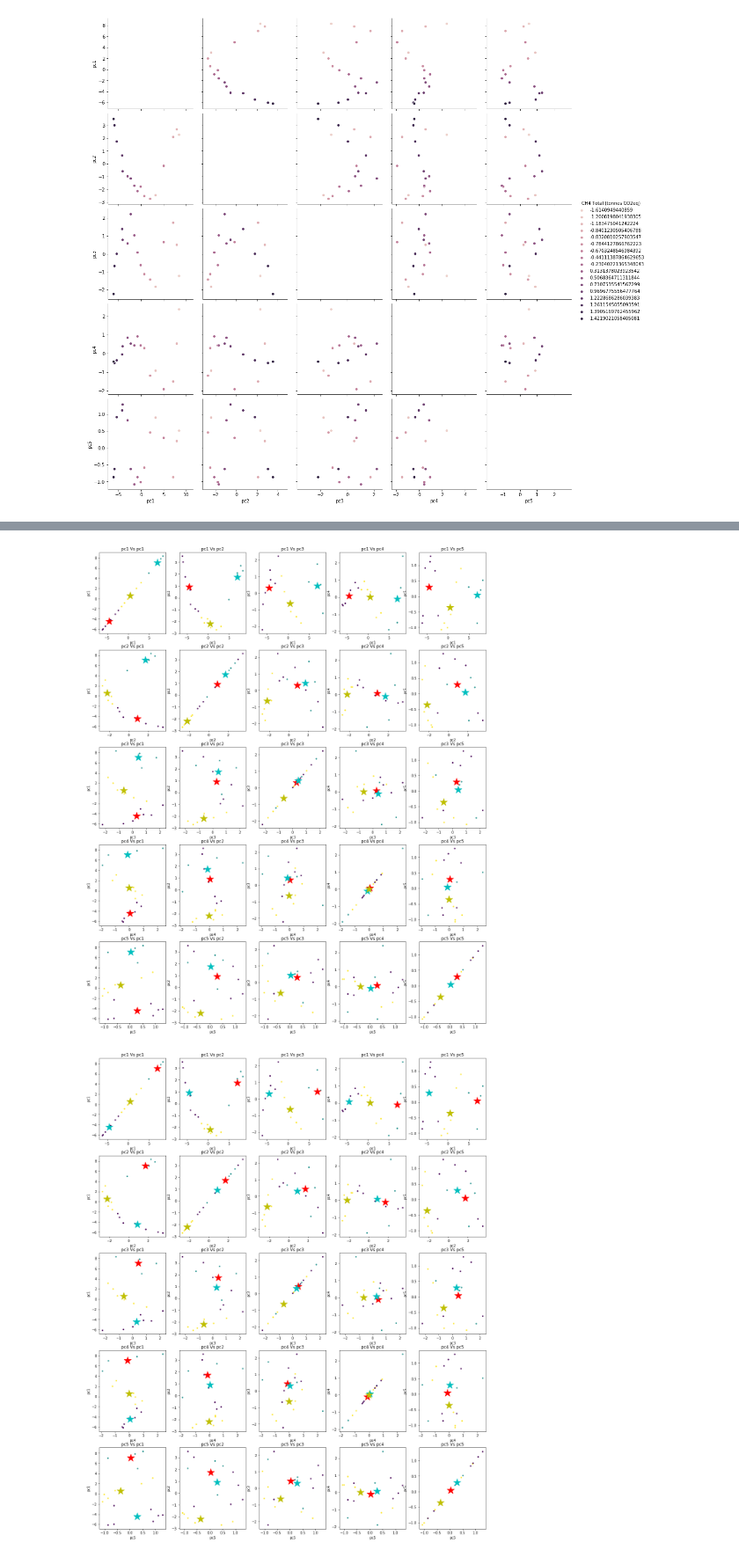
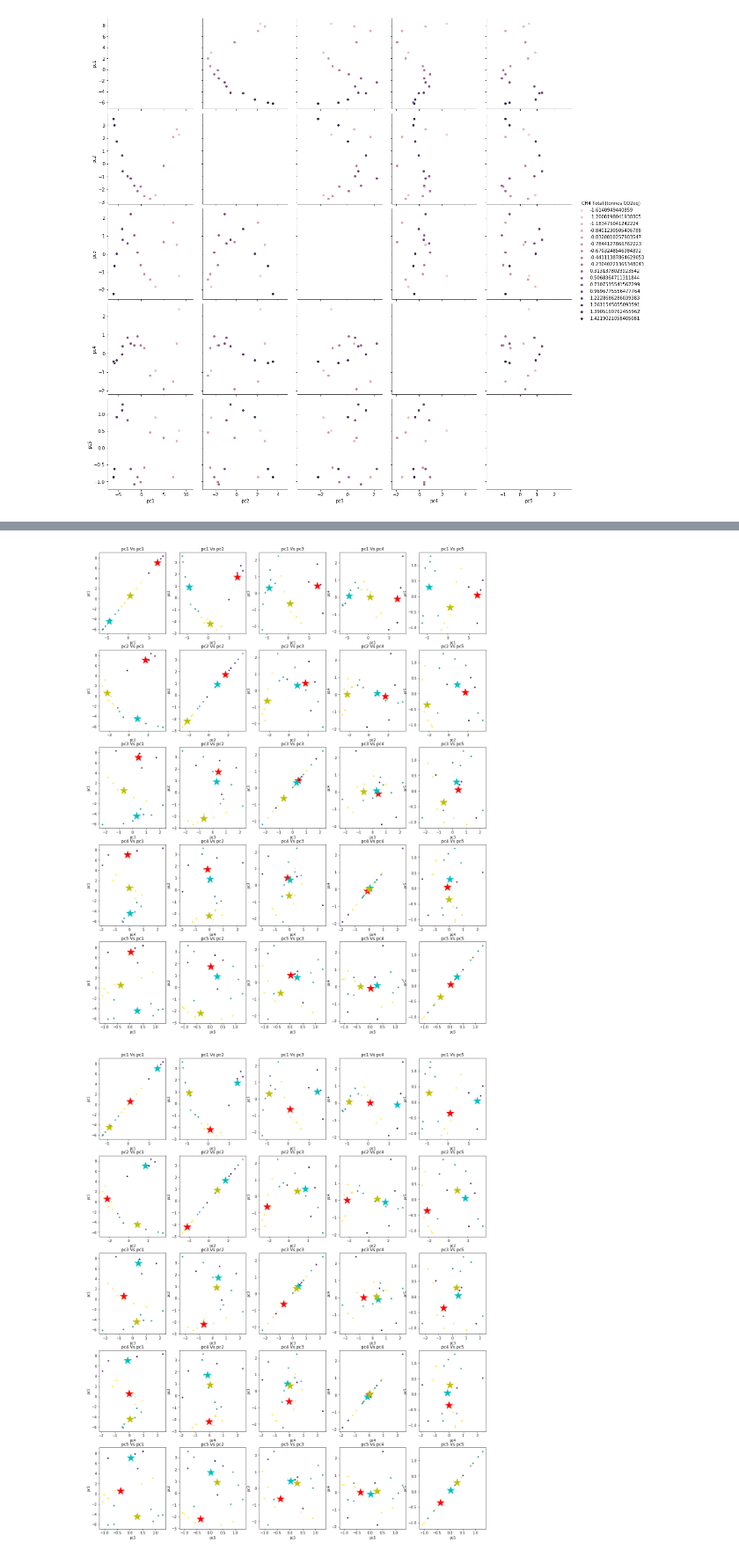
Before and after one commit to k1ltr0h/Proyecto_DataMining, a Jupyter notebook: Proyecto.ipynb, the cells around one changed output, grey strips where cells are left out. Shown at 88% size. Saved outputs shown, nothing was run; the diff lists cells and outputs as text; code cells hidden in the pictures.

```diff
--- a/Proyecto.ipynb
+++ b/Proyecto.ipynb
@@ -7,7 +7,8 @@ import matplotlib.pyplot as plt
 import numpy as np
 import seaborn as sns
 
-data = pd.read_csv('Final_Dataset1_2.csv', sep=',', index_col=0)
+data = pd.read_csv('Final_Dataset1_3.csv', sep=',', index_col=0)
+Years = list(data.index)
 display(data)
 display(data.describe())
 print(data.info())
@@ -94,8 +95,9 @@ display(data)
 17 rows × 34 columns
 # %%
 cols = data.columns
+index = data.index
 std_data = StandardScaler().fit_transform(data)
-std_data = pd.DataFrame(std_data, columns=cols)
+std_data = pd.DataFrame(std_data, columns=cols).set_index(index)
 display(std_data)
 display(std_data.describe())
 print(std_data.info())
@@ -163,14 +169,15 @@ sns.pairplot(std_data, y_vars=labels,x_vars=cols, hue="Population", height=4, pa
 # %%
 from sklearn.decomposition import PCA
 
-y_labels = ["N02 Total including land use change and forestry (tonnes CO₂e)", "CO2 Total (tonnes)", "CH4 Total (tonnes CO2eq)"]
+y_labels = ["N2O Total including land use change and forestry (tonnes CO₂e)", "CO2 Total (tonnes)", "CH4 Total (tonnes CO2eq)"]
 #isplay(std_data)
-no2 = std_data.loc[:,[y_labels[0]]]
+n2o = std_data.loc[:,[y_labels[0]]]
 co2 = std_data.loc[:,[y_labels[1]]]
 ch4 = std_data.loc[:,[y_labels[2]]]
+#display(n2o)
 
 new_std_data = std_data.drop(y_labels, axis=1)
-
+#display(n2o)
 pca = PCA(n_components=5)
 principalComponents = pca.fit_transform(new_std_data)
 principalDf = pd.DataFrame(data = principalComponents
@@ -178,9 +185,9 @@ principalDf = pd.DataFrame(data = principalComponents
 
 print(principalDf.describe().loc[["std"]].values)
 varianza = pow(principalDf.describe().loc[["std"]].values,2)
-print(varianza[0])
+print(varianza)
 #print(principalDf)
-print(pca.explained_variance_ratio_)
+print(pca.explained_variance_ratio_, pca.explained_variance_ratio_.sum())
 fig = plt.figure(figsize=(8, 8))
 ax1 = fig.add_subplot(211)
 ax2 = fig.add_subplot(212)
@@ -197,9 +204,11 @@ heat = sns.heatmap(pca_corr,
             xticklabels=pca_corr.columns.values, yticklabels=pca_corr.columns.values, annot=True)
 
 new_principalDf = principalDf
-new_principalDf[y_labels[0]] = no2
-new_principalDf[y_labels[1]] = co2
-new_principalDf[y_labels[2]] = ch4
+new_principalDf
+new_principalDf[y_labels[0]] = n2o.reset_index(drop=True)
+new_principalDf[y_labels[1]] = co2.reset_index(drop=True)
+new_principalDf[y_labels[2]] = ch4.reset_index(drop=True)
 #std_data
+display(new_principalDf)
 # %% [output]
 [[4.8465172  2.15895075 1.28777556 1.03438509 0.84209315]]
@@ -234,7 +261,7 @@ ctds1 = kmeans1.cluster_centers_
 ctds2 = kmeans2.cluster_centers_
 print(ctds1, "\n###########################\n", ctds2)
 
-labels = kmeans.predict(principalDf)
+labels = kmeans1.predict(principalDf)
 colores=["r","c","y"]
 pc = [[0,"pc1"],[1, "pc2"],[2, "pc3"],[3, "pc4"], [4, "pc5"]]
 principalDf["K-Cluster"] = labels
@@ -275,3 +296,3 @@ plot_kmeans(principalDf, ctds2)
-[figure, old version]
+[figure, new version]
-[figure, old version]
+[figure, new version]
 # %%
```
Also changed, not shown: parts of 30 cells of this notebook, 33 other files.
